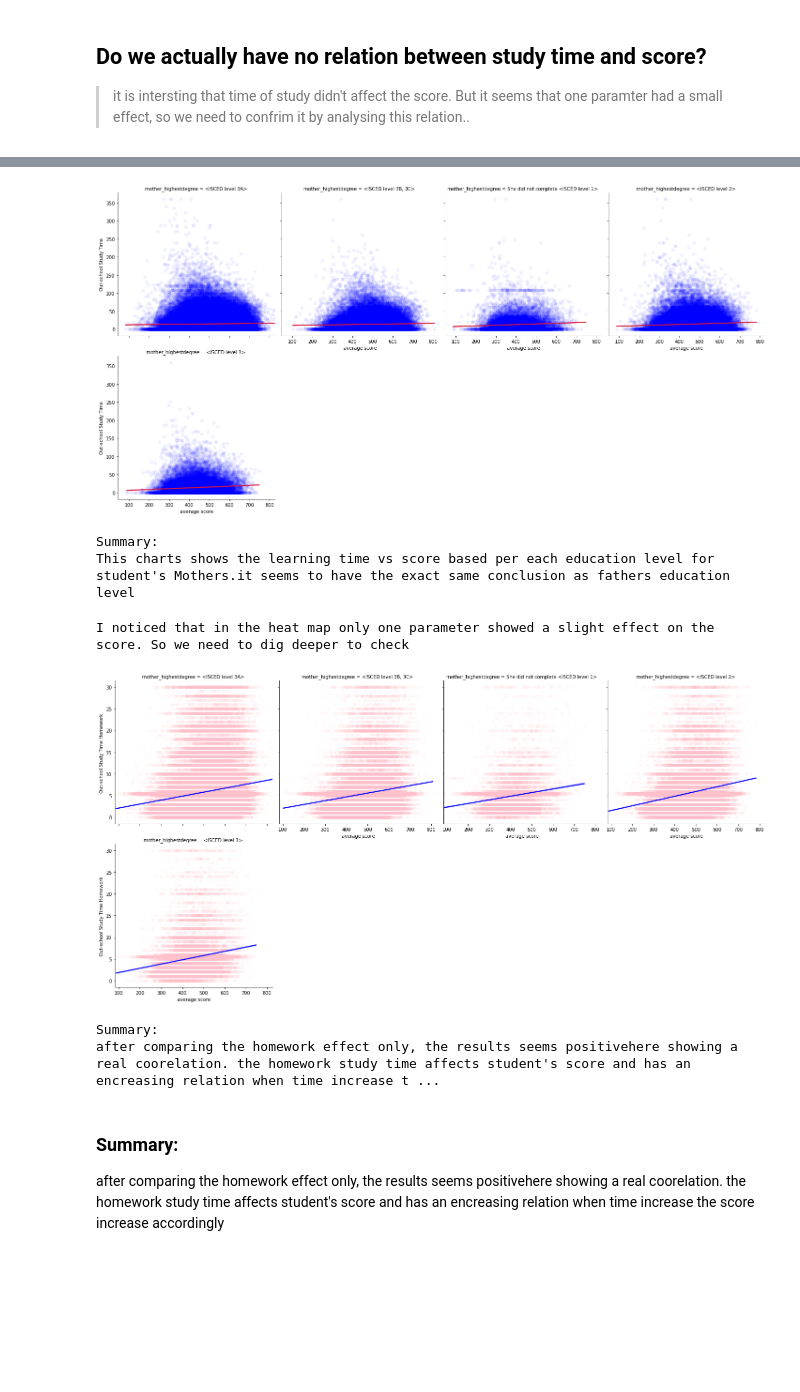
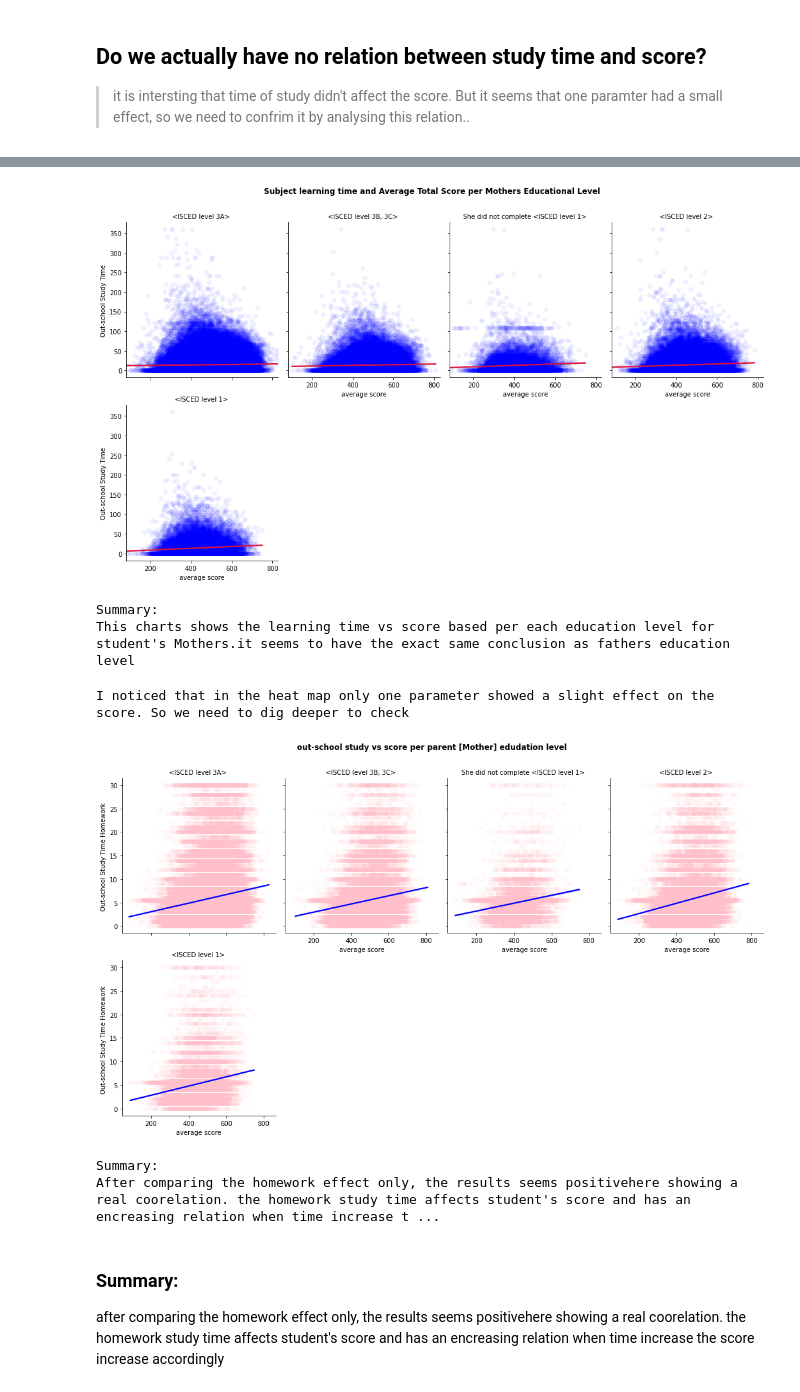
Before and after one commit to walaa-elnozahy/PISA-data-analysis, a Jupyter notebook: PISA-slide_deck.ipynb, the cells around one changed output, grey strips where cells are left out. Drawn from its saved outputs; the diff is of its cells as text; code cells hidden in the pictures; blank space fills up the shorter version.

```diff
--- a/PISA-slide_deck.ipynb
+++ b/PISA-slide_deck.ipynb
@@ -99,41 +103,47 @@ This charts shows the learning time vs score based per each education level for
 # %%
 # so first we start to double check the relation between total study time and score
-g = sns.FacetGrid(data = df_copy, col = 'mother_highestdegree', col_wrap = 4, height = 5)
+g = sns.FacetGrid(data = df_copy, col = 'mother_highestdegree',col_wrap = 4,height = 8.27/2, aspect = (14.70/4)/(8.27/2))
 g.map(sns.regplot, 'total_avg_score', 'total_outStudy_time', color = 'blue', x_jitter = 0.3,
       scatter_kws = {'alpha' : 1/20},
       line_kws={"color": 'crimson'})
 g.set_xlabels('average score')
 g.set_ylabels('Out-school Study Time')
-
+g.set_titles('{col_name}')
+plt.suptitle("Subject learning time and Average Total Score per Mothers Educational Level",
+             y = 1.05,
+             fontweight = 'semibold' )
 plt.show()
 print ("\033[1m"+ 'Summary: \n'+ "\033[0m" +
                  'This charts shows the learning time vs score based per each education level for student\'s Mothers.'+
                  'it seems to have the exact same conclusion as fathers education level')
 # %% [output]
-[figure, old version]
+[figure, new version]
 Summary:
 This charts shows the learning time vs score based per each education level for student's Mothers.it seems to have the exact same conclusion as fathers education level
 # %%
 print ("\033[1m"+ 'I noticed that in the heat map only one parameter showed a slight effect on the score. So we need to dig deeper to check'+"\033[1m")
 
 # Now let\s check the relation if we considered the homework out study only
-g = sns.FacetGrid(data = df_copy, col = 'mother_highestdegree', col_wrap = 4, height = 5)
+g = sns.FacetGrid(data = df_copy, col = 'mother_highestdegree', col_wrap = 4,height = 8.27/2, aspect = (14.70/4)/(8.27/2))
 g.map(sns.regplot, 'total_avg_score', 'Out_StudyTime_Homework', color = 'pink', x_jitter = 0.3,
       scatter_kws = {'alpha' : 1/20},
       line_kws={"color": 'blue'})
 g.set_xlabels('average score')
 g.set_ylabels('Out-school Study Time Homework ')
 
-
+g.set_titles('{col_name}')
+plt.suptitle("out-school study vs score per parent [Mother] edudation level",
+             y = 1.05,
+             fontweight = 'semibold' )
 plt.show()
 print ("\033[1m"+ 'Summary: \n'+ "\033[0m" +
                  'After comparing the homework effect only, the results seems positivehere showing a real coorelation.'+
                  ' the homework study time affects student\'s score and has an encreasing relation when time increase the score increase accordingly')
 # %% [output]
 I noticed that in the heat map only one parameter showed a slight effect on the score. So we need to dig deeper to check
-[figure, old version]
+[figure, new version]
 Summary:
-after comparing the homework effect only, the results seems positivehere showing a real coorelation. the homework study time affects student's score and has an encreasing relation when time increase t ...
+After comparing the homework effect only, the results seems positivehere showing a real coorelation. the homework study time affects student's score and has an encreasing relation when time increase t ...
 # %% [markdown]
 ### Summary:
 after comparing the homework effect only, the results seems positivehere showing a real coorelation. the homework study time affects student's score and has an encreasing relation when time increase the score increase accordingly
```
Also changed, not shown: parts of 7 cells of this notebook, 1 other file.
